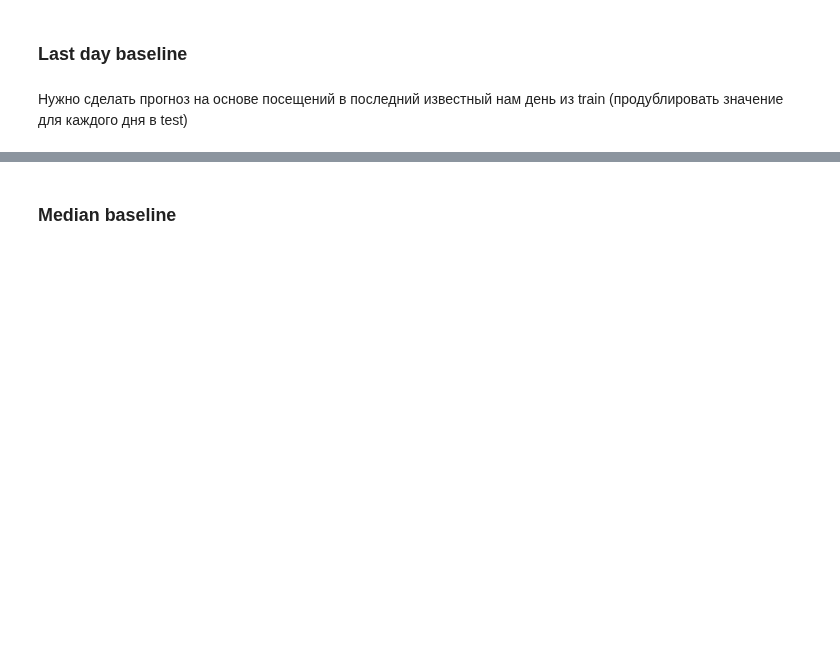
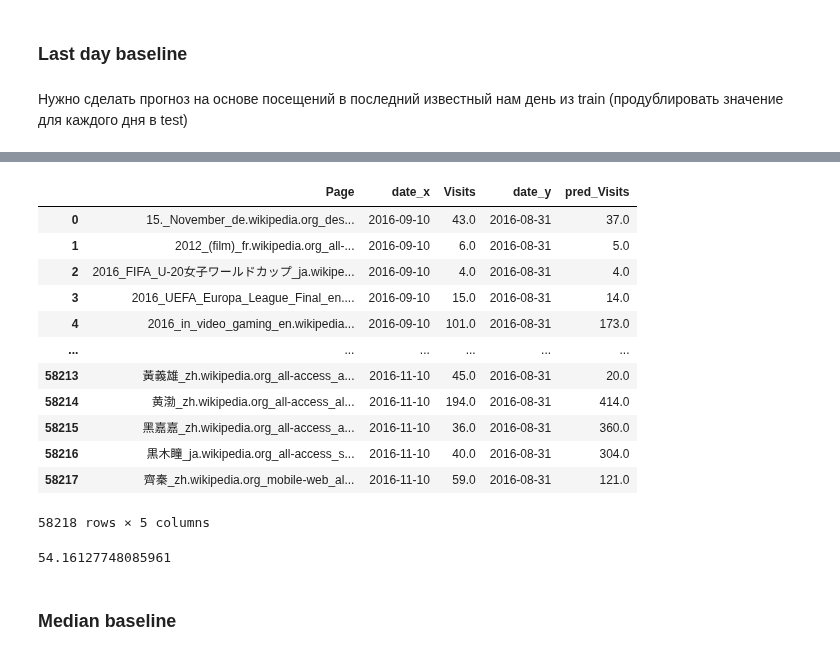
Before and after one commit to varrek/prjct_ml, a Jupyter notebook: hw2_wikipedia.ipynb, the cells around one changed output, grey strips where cells are left out. Saved outputs shown, nothing was run; the diff lists cells and outputs as text; code cells hidden in the pictures; blank space fills up the shorter version.

```diff
--- a/hw2_wikipedia.ipynb
+++ b/hw2_wikipedia.ipynb
@@ -105,8 +119,9 @@ def pandas_smape(df):
 # %% [markdown]
 Что б оценить прогноз нужно представить `test` данные в следующем формате:
 # %%
-prediction = pd.melt(test, id_vars=['Page'], value_vars=test.columns[1:], var_name='date', value_name='Visits')
-prediction.head()
+test = pd.melt(test, id_vars=['Page'], value_vars=test.columns[1:], var_name='date', value_name='Visits')
+test['date'] =  pd.to_datetime(test['date'], format='%Y-%m-%d')
+test.head()
 # %% [output]
 |  | Page | date | Visits |
 | 0 | 15._November_de.wikipedia.org_des... | 2016-09-10 | 43.0 |
@@ -124,3 +137,6 @@ NameError: name 'pandas_smape' is not defined
 ### Last day baseline
 # %% [markdown]
 Нужно сделать прогноз на основе посещений в последний известный нам день из train (продублировать значение для каждого дня в test)
+# %%
+date = train.date.max().strftime('%Y-%m-%d')
+date
@@ -126,0 +145,3 @@ NameError: name 'pandas_smape' is not defined
+# %%
+last_day_data = train[train.date == date].copy()
+last_day_data
@@ -126,0 +162,3 @@ NameError: name 'pandas_smape' is not defined
+# %%
+last_day_data.rename(columns={'Visits': 'pred_Visits'}, inplace=True)
+last_day_data
@@ -127,3 +179,24 @@ NameError: name 'pandas_smape' is not defined
+# %%
+predictions = test.merge(last_day_data, how='left', on=['Page'])
+predictions
+# %% [output]
+|  | Page | date_x | Visits | date_y | pred_Visits |
+| 0 | 15._November_de.wikipedia.org_des... | 2016-09-10 | 43.0 | 2016-08-31 | 37.0 |
+| 1 | 2012_(film)_fr.wikipedia.org_all-... | 2016-09-10 | 6.0 | 2016-08-31 | 5.0 |
+| 2 | 2016_FIFA_U-20女子ワールドカップ_ja.wikipe... | 2016-09-10 | 4.0 | 2016-08-31 | 4.0 |
+| 3 | 2016_UEFA_Europa_League_Final_en.... | 2016-09-10 | 15.0 | 2016-08-31 | 14.0 |
+| 4 | 2016_in_video_gaming_en.wikipedia... | 2016-09-10 | 101.0 | 2016-08-31 | 173.0 |
+| ... | ... | ... | ... | ... | ... |
+| 58213 | 黃義雄_zh.wikipedia.org_all-access_a... | 2016-11-10 | 45.0 | 2016-08-31 | 20.0 |
+| 58214 | 黄渤_zh.wikipedia.org_all-access_al... | 2016-11-10 | 194.0 | 2016-08-31 | 414.0 |
+| 58215 | 黑嘉嘉_zh.wikipedia.org_all-access_a... | 2016-11-10 | 36.0 | 2016-08-31 | 360.0 |
+| 58216 | 黒木瞳_ja.wikipedia.org_all-access_s... | 2016-11-10 | 40.0 | 2016-08-31 | 304.0 |
+| 58217 | 齊秦_zh.wikipedia.org_mobile-web_al... | 2016-11-10 | 59.0 | 2016-08-31 | 121.0 |
+58218 rows × 5 columns
+# %%
+pandas_smape(predictions)
+# %% [output]
+54.16127748085961
 # %% [markdown]
 ### Median baseline
 # %% [markdown]
```
Also changed, not shown: parts of 16 cells of this notebook.
